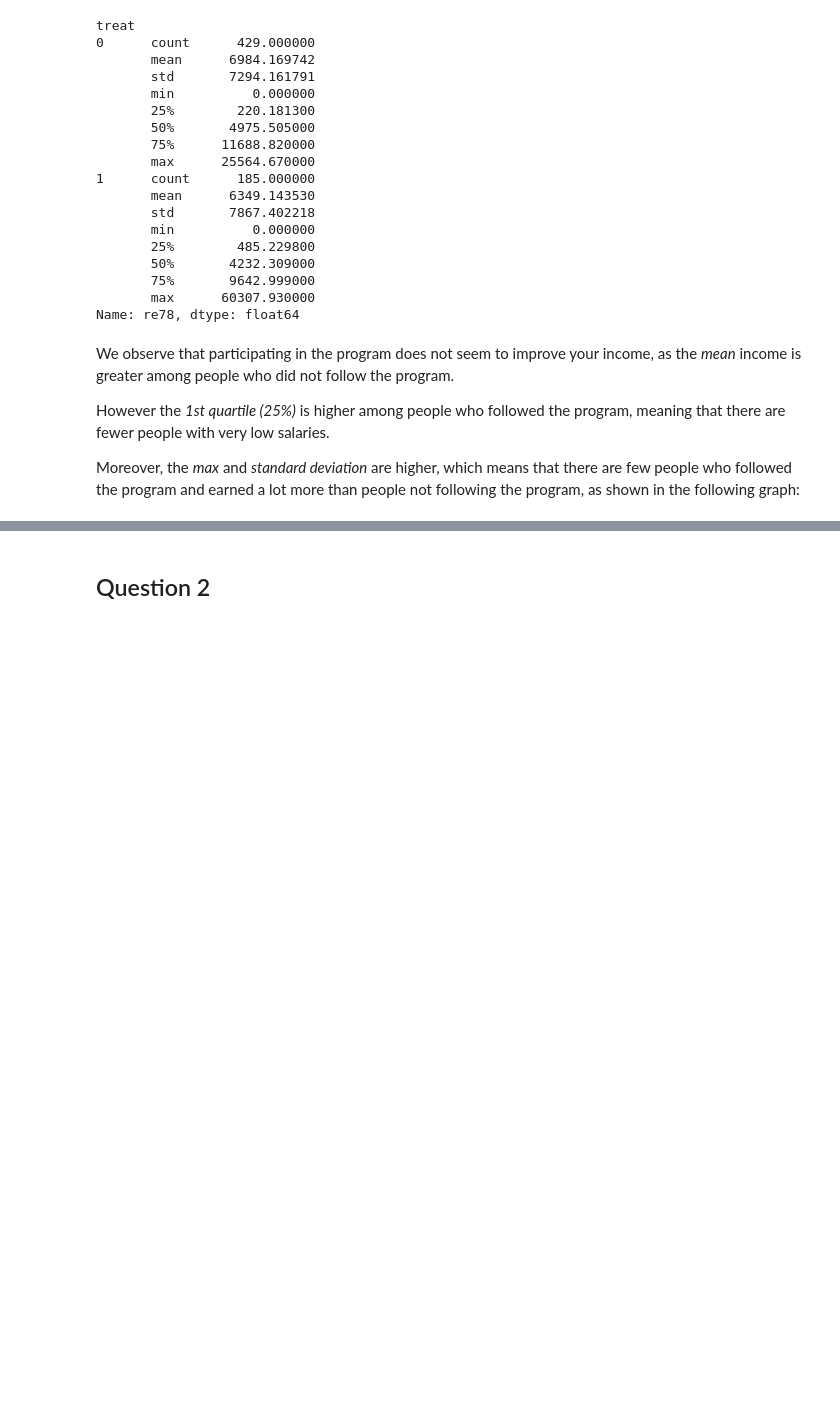
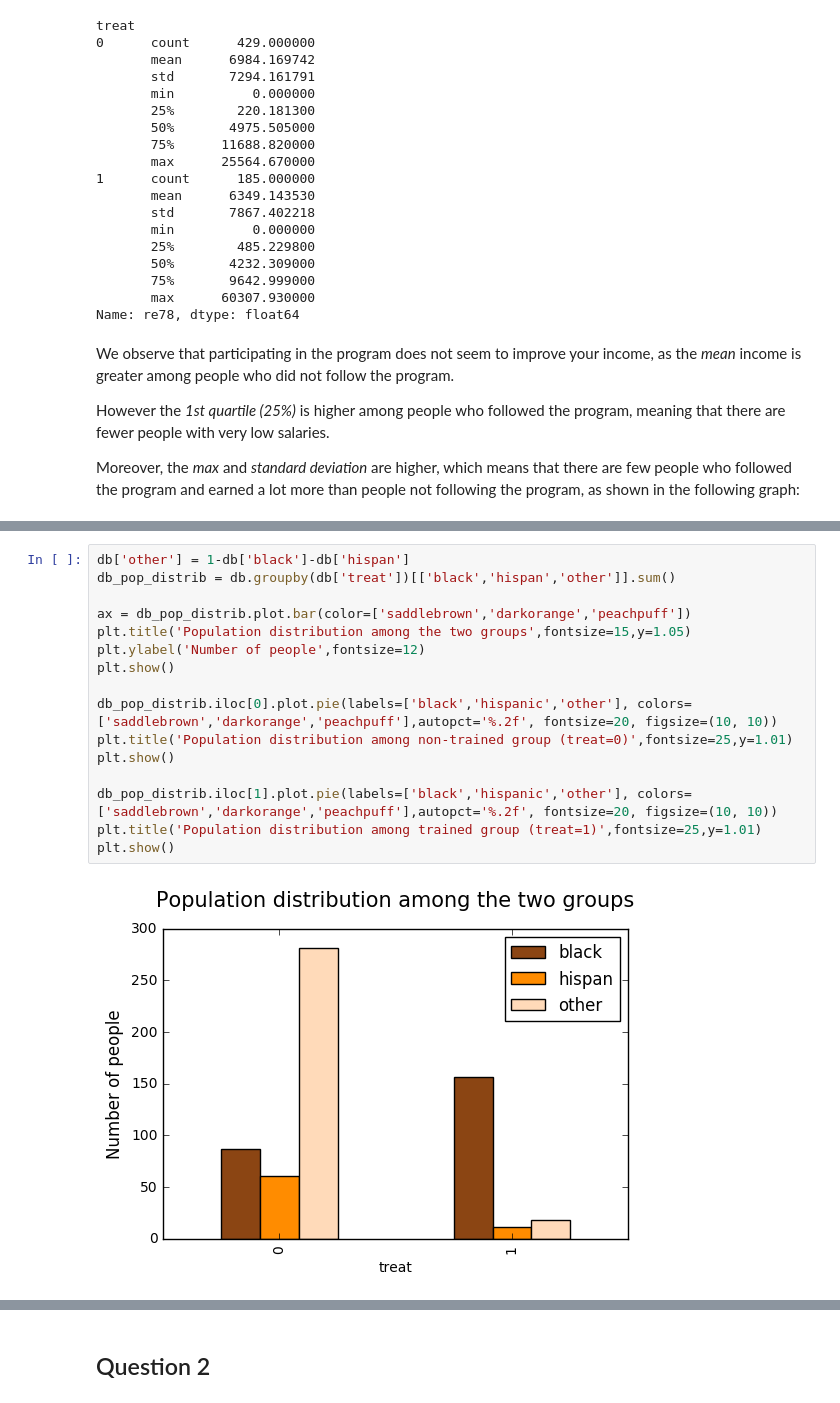
Before and after one commit to Redouane-Elghazi/ADA_ENPantouFLeS, a Jupyter notebook: HW4/hw4.ipynb, the cells around one changed output, grey strips where cells are left out. Cells and saved outputs as stored; diff of their text form; blank space fills up the shorter version.

```diff
--- a/HW4/hw4.ipynb
+++ b/HW4/hw4.ipynb
@@ -82,0 +88,18 @@ A naive researcher might conclude that, depite a few particular cases of great s
+# %%
+db['other'] = 1-db['black']-db['hispan']
+db_pop_distrib = db.groupby(db['treat'])[['black','hispan','other']].sum()
+
+ax = db_pop_distrib.plot.bar(color=['saddlebrown','darkorange','peachpuff'])
+plt.title('Population distribution among the two groups',fontsize=15,y=1.05)
+plt.ylabel('Number of people',fontsize=12)
+plt.show()
+
+db_pop_distrib.iloc[0].plot.pie(labels=['black','hispanic','other'], colors=['saddlebrown','darkorange','peachpuff'],autopct='%.2f', fontsize=20, figsize=(10, 10))
+plt.title('Population distribution among non-trained group (treat=0)',fontsize=25,y=1.01)
+plt.show()
+
+db_pop_distrib.iloc[1].plot.pie(labels=['black','hispanic','other'], colors=['saddlebrown','darkorange','peachpuff'],autopct='%.2f', fontsize=20, figsize=(10, 10))
+plt.title('Population distribution among trained group (treat=1)',fontsize=25,y=1.01)
+plt.show()
+# %% [output]
+[figure, added]
```
Also changed, not shown: parts of 17 cells of this notebook.
